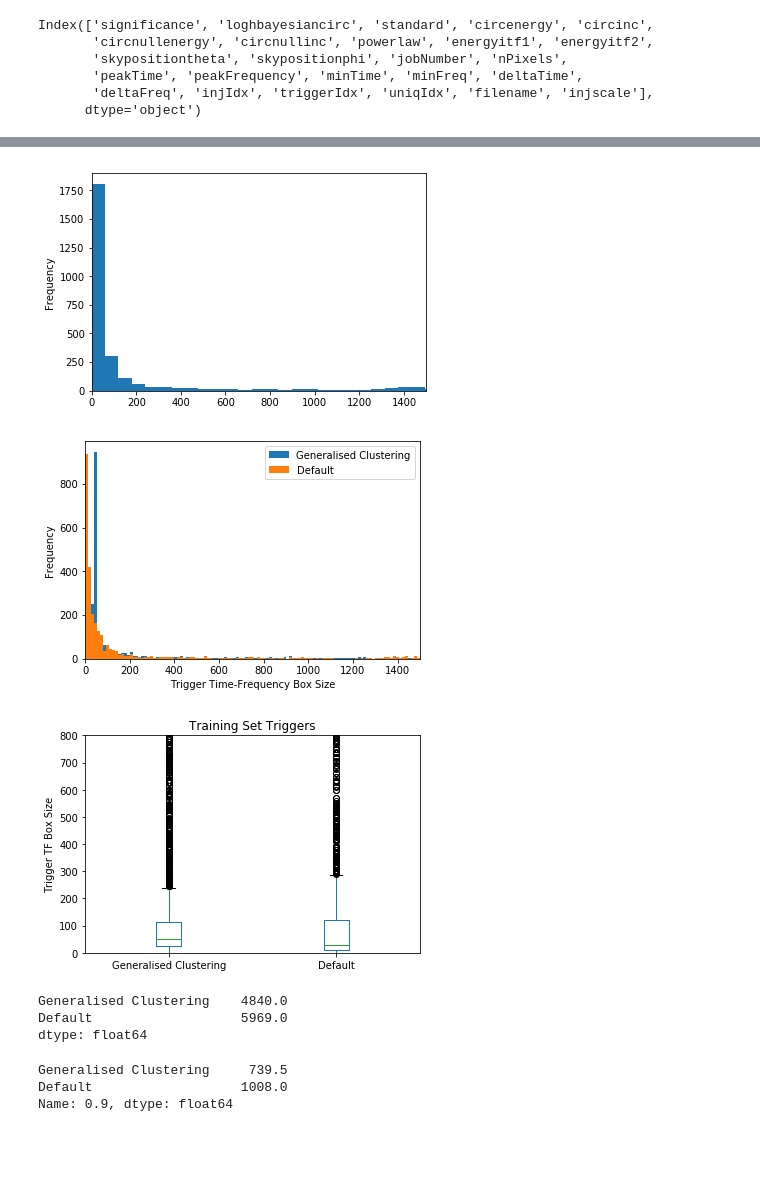
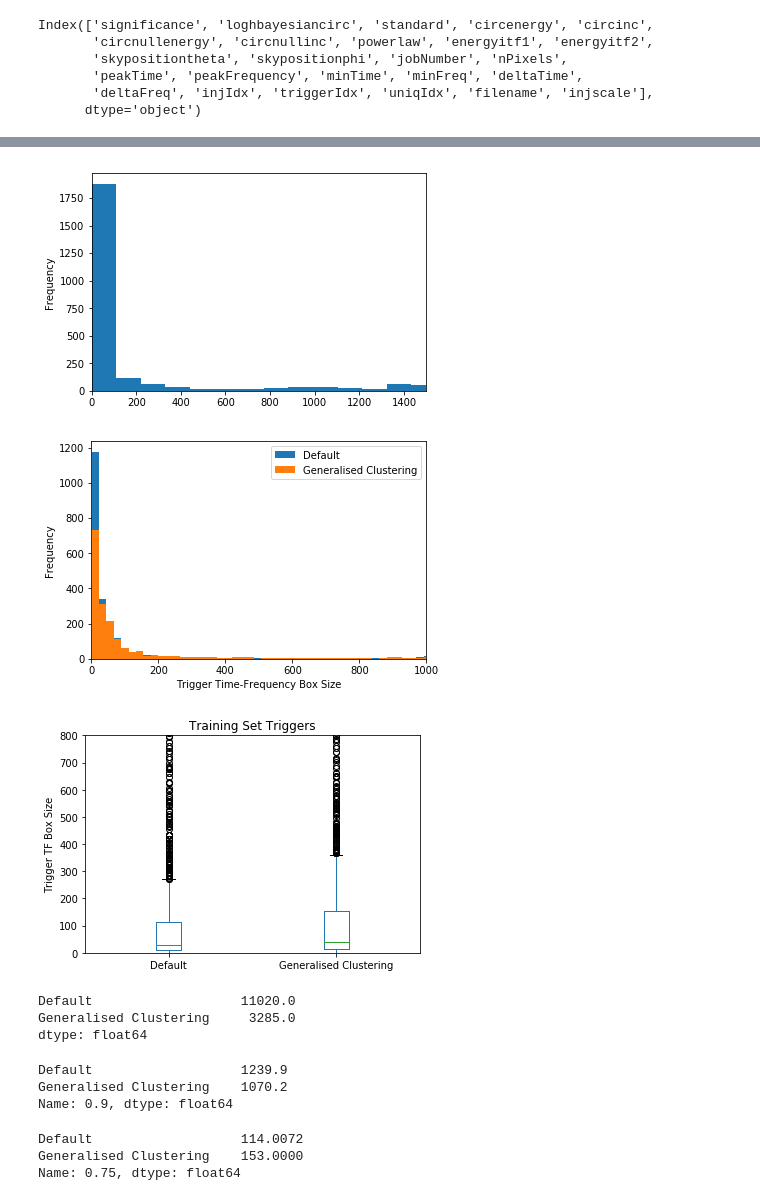
Before and after one commit to idorrington92/thesis, a Jupyter notebook: training_set_analysis.ipynb, the cells around one changed output, grey strips where cells are left out. Drawn from its saved outputs; the diff is of its cells as text; code cells hidden in the pictures; blank space fills up the shorter version.

Commit message:
rewrote gen cluster section

```diff
--- a/training_set_analysis.ipynb
+++ b/training_set_analysis.ipynb
@@ -4,6 +4,6 @@ import os
 from collections import Counter
 import pandas as pd
 # %%
-gc =pd.read_csv('gc_training2.txt')
-nogc =pd.read_csv('no_gc_training2.txt')
+gc =pd.read_csv('gc_training_offsourceinj.txt')
+nogc =pd.read_csv('no_gc_training_offsourceinj.txt')
 stat='peakFrequency'
@@ -28,32 +34,38 @@ fig = plot.get_figure()
 plot=nogc_tf_box.plot(kind='hist',bins=100,xlim=[0,1500])
 fig = plot.get_figure()
 # %% [output]
-[figure, old version]
+[figure, new version]
 # %%
-both=pd.concat([gc_tf_box,nogc_tf_box],axis=1,keys=['Generalised Clustering','Default'])
-plot=both.plot(kind='hist',bins=450,xlim=[0,1500])
+both=pd.concat([nogc_tf_box,gc_tf_box],axis=1,keys=['Default','Generalised Clustering'])
+plot=both.plot(kind='hist',bins=500,xlim=[0,1000])
 plot.set_xlabel("Trigger Time-Frequency Box Size")
 fig = plot.get_figure()
 # %% [output]
-[figure, old version]
+[figure, new version]
 # %%
 plot=both.plot(kind='box',ylim=[0,800],title="Training Set Triggers")
 plot.set_ylabel("Trigger TF Box Size")
 fig = plot.get_figure()
 # %% [output]
-[figure, old version]
+[figure, new version]
 # %%
 both.max()
 # %% [output]
-Generalised Clustering    4840.0
-Default                   5969.0
+Default                   11020.0
+Generalised Clustering     3285.0
 dtype: float64
 # %%
 both.quantile(q=0.9)
 # %% [output]
-Generalised Clustering     739.5
-Default                   1008.0
+Default                   1239.9
+Generalised Clustering    1070.2
 Name: 0.9, dtype: float64
+# %%
+both.quantile(q=0.75)
+# %% [output]
+Default                   114.0072
+Generalised Clustering    153.0000
+Name: 0.75, dtype: float64
 # %%
 both.quantile(q=0.5)
 # %% [output]
```
Also changed, not shown: parts of 21 cells of this notebook, 14 other files.
